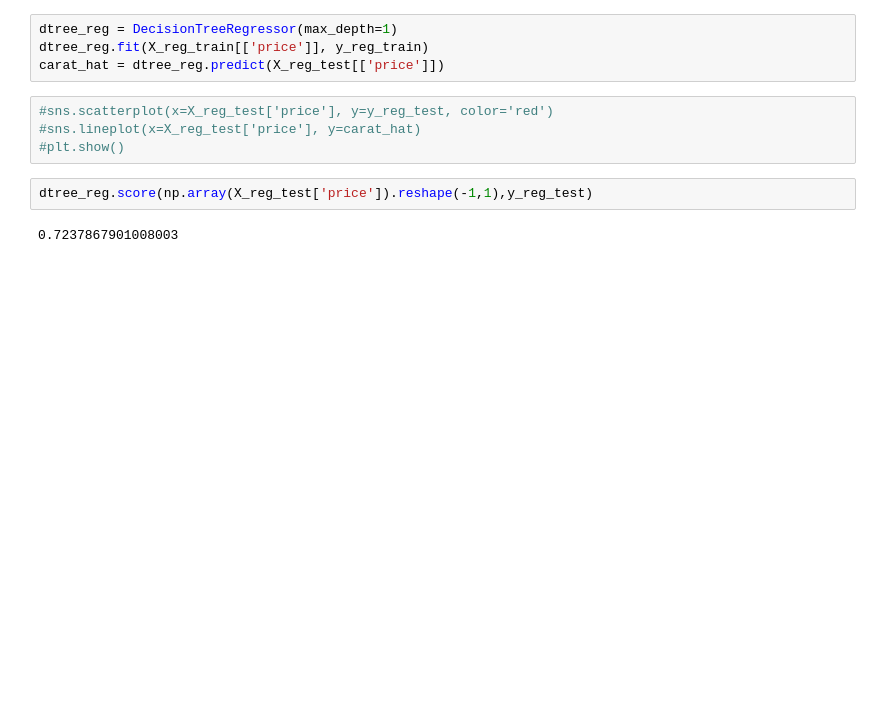
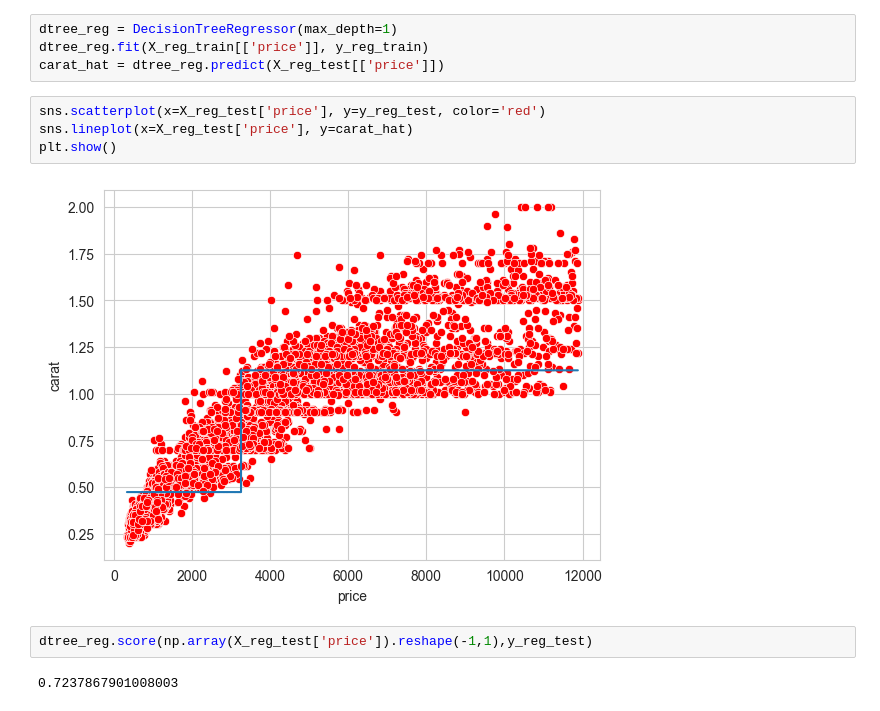
Before and after one commit to Otocolobus-manules/Mashine-Learning_3_semestr, a Jupyter notebook: Работа 5/Abramov_Lab_5.ipynb, the cells around one changed output. Cells and saved outputs as stored; diff of their text form; blank space fills up the shorter version.

```diff
--- a/Работа 5/Abramov_Lab_5.ipynb
+++ b/Работа 5/Abramov_Lab_5.ipynb
@@ -380,9 +385,11 @@ dtree_reg = DecisionTreeRegressor(max_depth=1)
 dtree_reg.fit(X_reg_train[['price']], y_reg_train)
 carat_hat = dtree_reg.predict(X_reg_test[['price']])
 # %%
-#sns.scatterplot(x=X_reg_test['price'], y=y_reg_test, color='red')
-#sns.lineplot(x=X_reg_test['price'], y=carat_hat)
-#plt.show()
+sns.scatterplot(x=X_reg_test['price'], y=y_reg_test, color='red')
+sns.lineplot(x=X_reg_test['price'], y=carat_hat)
+plt.show()
+# %% [output]
+[figure, added]
 # %%
 dtree_reg.score(np.array(X_reg_test['price']).reshape(-1,1),y_reg_test)
 # %% [output]
```
Also changed, not shown: parts of 25 cells of this notebook, 1 other file.
